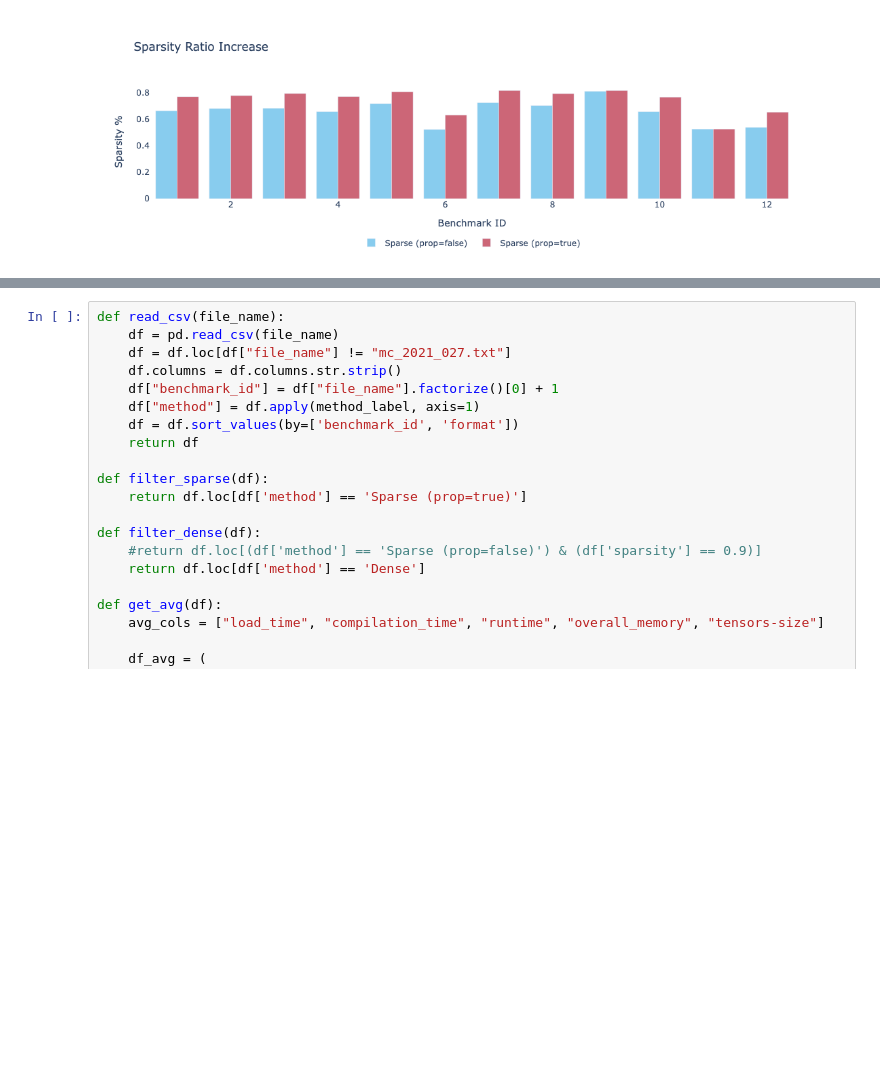
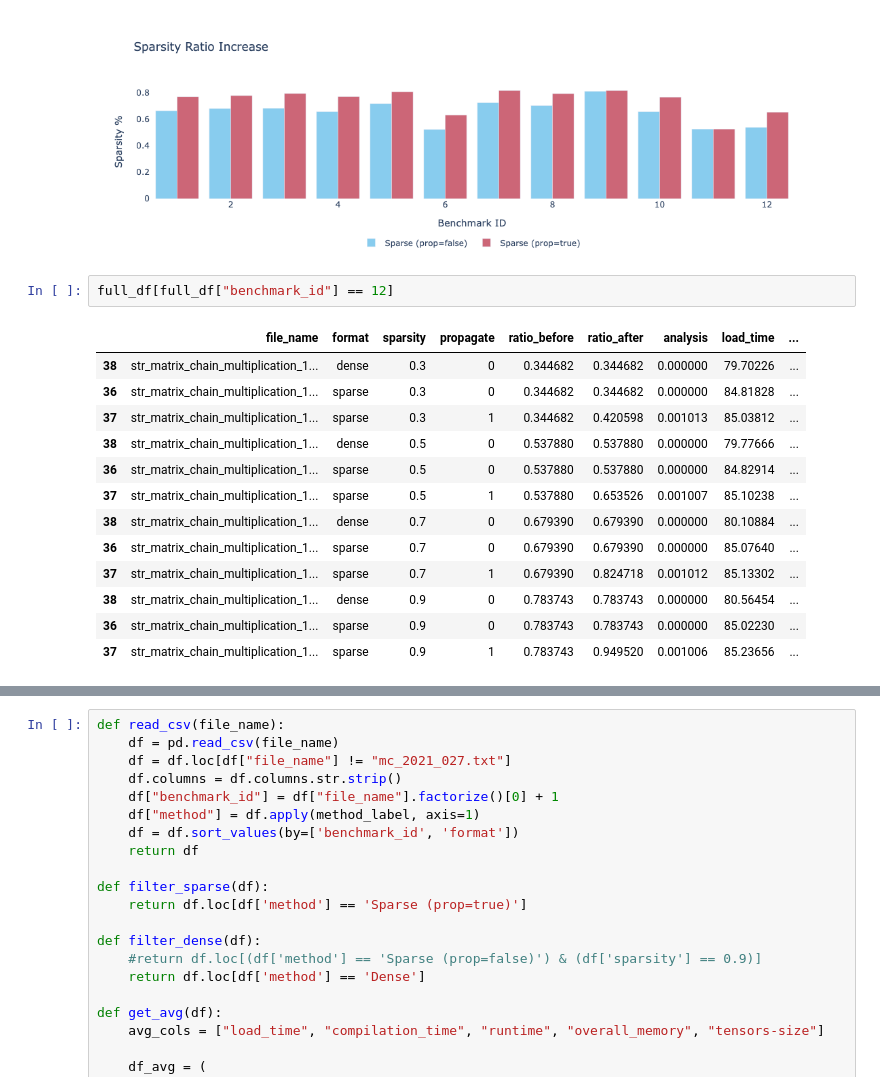
Before and after one commit to lac-dcc/adlet, a Jupyter notebook: benchmarks/analysis/einsum.ipynb, the cells around one changed output, grey strips where cells are left out. Drawn from its saved outputs; the diff is of its cells as text; blank space fills up the shorter version.

```diff
--- a/benchmarks/analysis/einsum.ipynb
+++ b/benchmarks/analysis/einsum.ipynb
@@ -149,6 +160,22 @@ fig_sparsity.show()
 [figure]
 [figure]
 [figure]
+# %%
+full_df[full_df["benchmark_id"] == 12]
+# %% [output]
+|  | file_name | format | sparsity | propagate | ratio_before | ratio_after | analysis | load_time | ... |
+| 38 | str_matrix_chain_multiplication_1... | dense | 0.3 | 0 | 0.344682 | 0.344682 | 0.000000 | 79.70226 | ... |
+| 36 | str_matrix_chain_multiplication_1... | sparse | 0.3 | 0 | 0.344682 | 0.344682 | 0.000000 | 84.81828 | ... |
+| 37 | str_matrix_chain_multiplication_1... | sparse | 0.3 | 1 | 0.344682 | 0.420598 | 0.001013 | 85.03812 | ... |
+| 38 | str_matrix_chain_multiplication_1... | dense | 0.5 | 0 | 0.537880 | 0.537880 | 0.000000 | 79.77666 | ... |
+| 36 | str_matrix_chain_multiplication_1... | sparse | 0.5 | 0 | 0.537880 | 0.537880 | 0.000000 | 84.82914 | ... |
+| 37 | str_matrix_chain_multiplication_1... | sparse | 0.5 | 1 | 0.537880 | 0.653526 | 0.001007 | 85.10238 | ... |
+| 38 | str_matrix_chain_multiplication_1... | dense | 0.7 | 0 | 0.679390 | 0.679390 | 0.000000 | 80.10884 | ... |
+| 36 | str_matrix_chain_multiplication_1... | sparse | 0.7 | 0 | 0.679390 | 0.679390 | 0.000000 | 85.07640 | ... |
+| 37 | str_matrix_chain_multiplication_1... | sparse | 0.7 | 1 | 0.679390 | 0.824718 | 0.001012 | 85.13302 | ... |
+| 38 | str_matrix_chain_multiplication_1... | dense | 0.9 | 0 | 0.783743 | 0.783743 | 0.000000 | 80.56454 | ... |
+| 36 | str_matrix_chain_multiplication_1... | sparse | 0.9 | 0 | 0.783743 | 0.783743 | 0.000000 | 85.02230 | ... |
+| 37 | str_matrix_chain_multiplication_1... | sparse | 0.9 | 1 | 0.783743 | 0.949520 | 0.001006 | 85.23656 | ... |
 # %%
 # Filter for sparse with propagation
 df_sparse = df[df["method"] == "Sparse (prop=true)"]
```
Also changed, not shown: parts of 6 cells of this notebook, 5 other files.
